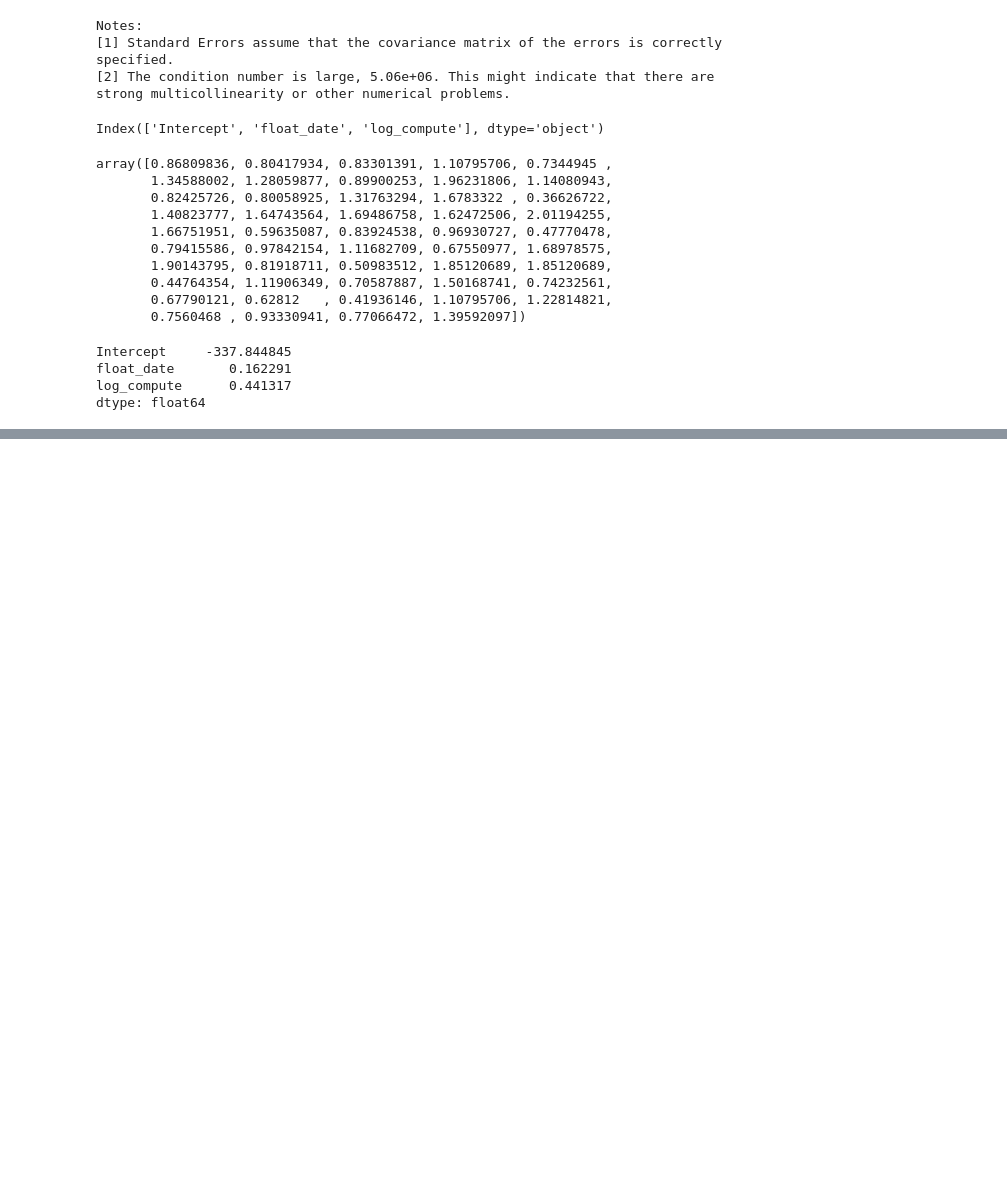
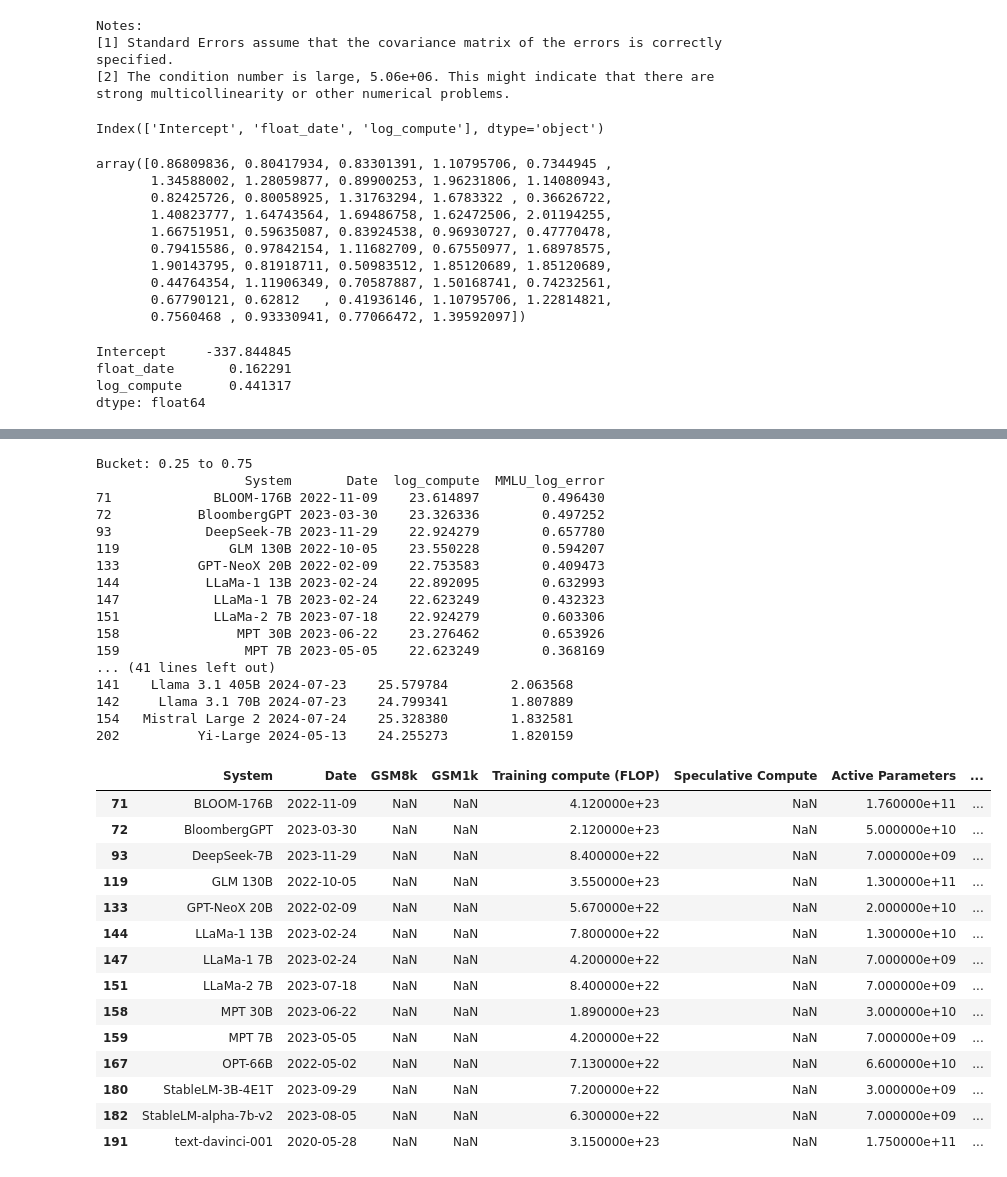
Before and after one commit to epoch-research/llm-benchmark-efficiency, a Jupyter notebook: benchmark_analysis.ipynb, the cells around one changed output, grey strips where cells are left out. Saved outputs shown, nothing was run; the diff lists cells and outputs as text; code cells hidden in the pictures; blank space fills up the shorter version.

```diff
--- a/benchmark_analysis.ipynb
+++ b/benchmark_analysis.ipynb
@@ -196,0 +202,10 @@ df
+# %%
+def convert_int(x):
+    if pd.isna(x):
+        return np.nan
+    try:
+        return int(str(x).replace(',', ''))
+    except ValueError:
+        return np.nan
+
+df['Active Parameters'] = df['Active Parameters'].apply(convert_int)
@@ -612,0 +609,47 @@ def boostrapped_regression_with_results(df, filter_fn, features, bench, filter_t
+# %%
+performance_min = 0.25
+performance_max = 2.25
+performance_step = 0.5
+performance_buckets = np.arange(performance_min, performance_max, performance_step)
+performance_col = benchmark_to_analyze + '_log_error'
+performance_bucket_dfs = {}
+for performance_low in performance_buckets:
+    performance_high = performance_low + performance_step
+    bucket_df = filtered_reg_df.loc[(filtered_reg_df[performance_col] >= performance_low) & (filtered_reg_df[performance_col] < performance_high)]
+    performance_bucket_dfs[(performance_low, performance_high)] = bucket_df
+    print(f'Bucket: {performance_low:.2f} to {performance_high:.2f}')
+    print(bucket_df[['System', 'Date', cost_var, performance_col]])
+performance_bucket_dfs[(0.25, 0.75)]
+# %% [output]
+Bucket: 0.25 to 0.75
+                   System       Date  log_compute  MMLU_log_error
+71             BLOOM-176B 2022-11-09    23.614897        0.496430
+72           BloombergGPT 2023-03-30    23.326336        0.497252
+93            DeepSeek-7B 2023-11-29    22.924279        0.657780
+119              GLM 130B 2022-10-05    23.550228        0.594207
+133          GPT-NeoX 20B 2022-02-09    22.753583        0.409473
+144           LLaMa-1 13B 2023-02-24    22.892095        0.632993
+147            LLaMa-1 7B 2023-02-24    22.623249        0.432323
+151            LLaMa-2 7B 2023-07-18    22.924279        0.603306
+158               MPT 30B 2023-06-22    23.276462        0.653926
+159                MPT 7B 2023-05-05    22.623249        0.368169
+... (41 lines left out)
+141    Llama 3.1 405B 2024-07-23    25.579784        2.063568
+142     Llama 3.1 70B 2024-07-23    24.799341        1.807889
+154   Mistral Large 2 2024-07-24    25.328380        1.832581
+202          Yi-Large 2024-05-13    24.255273        1.820159
+|  | System | Date | GSM8k | GSM1k | Training compute (FLOP) | Speculative Compute | Active Parameters | ... |
+| 71 | BLOOM-176B | 2022-11-09 | NaN | NaN | 4.120000e+23 | NaN | 1.760000e+11 | ... |
+| 72 | BloombergGPT | 2023-03-30 | NaN | NaN | 2.120000e+23 | NaN | 5.000000e+10 | ... |
+| 93 | DeepSeek-7B | 2023-11-29 | NaN | NaN | 8.400000e+22 | NaN | 7.000000e+09 | ... |
+| 119 | GLM 130B | 2022-10-05 | NaN | NaN | 3.550000e+23 | NaN | 1.300000e+11 | ... |
+| 133 | GPT-NeoX 20B | 2022-02-09 | NaN | NaN | 5.670000e+22 | NaN | 2.000000e+10 | ... |
+| 144 | LLaMa-1 13B | 2023-02-24 | NaN | NaN | 7.800000e+22 | NaN | 1.300000e+10 | ... |
+| 147 | LLaMa-1 7B | 2023-02-24 | NaN | NaN | 4.200000e+22 | NaN | 7.000000e+09 | ... |
+| 151 | LLaMa-2 7B | 2023-07-18 | NaN | NaN | 8.400000e+22 | NaN | 7.000000e+09 | ... |
+| 158 | MPT 30B | 2023-06-22 | NaN | NaN | 1.890000e+23 | NaN | 3.000000e+10 | ... |
+| 159 | MPT 7B | 2023-05-05 | NaN | NaN | 4.200000e+22 | NaN | 7.000000e+09 | ... |
+| 167 | OPT-66B | 2022-05-02 | NaN | NaN | 7.130000e+22 | NaN | 6.600000e+10 | ... |
+| 180 | StableLM-3B-4E1T | 2023-09-29 | NaN | NaN | 7.200000e+22 | NaN | 3.000000e+09 | ... |
+| 182 | StableLM-alpha-7b-v2 | 2023-08-05 | NaN | NaN | 6.300000e+22 | NaN | 7.000000e+09 | ... |
+| 191 | text-davinci-001 | 2020-05-28 | NaN | NaN | 3.150000e+23 | NaN | 1.750000e+11 | ... |
```
Also changed, not shown: parts of 25 cells of this notebook, 1 other file.
